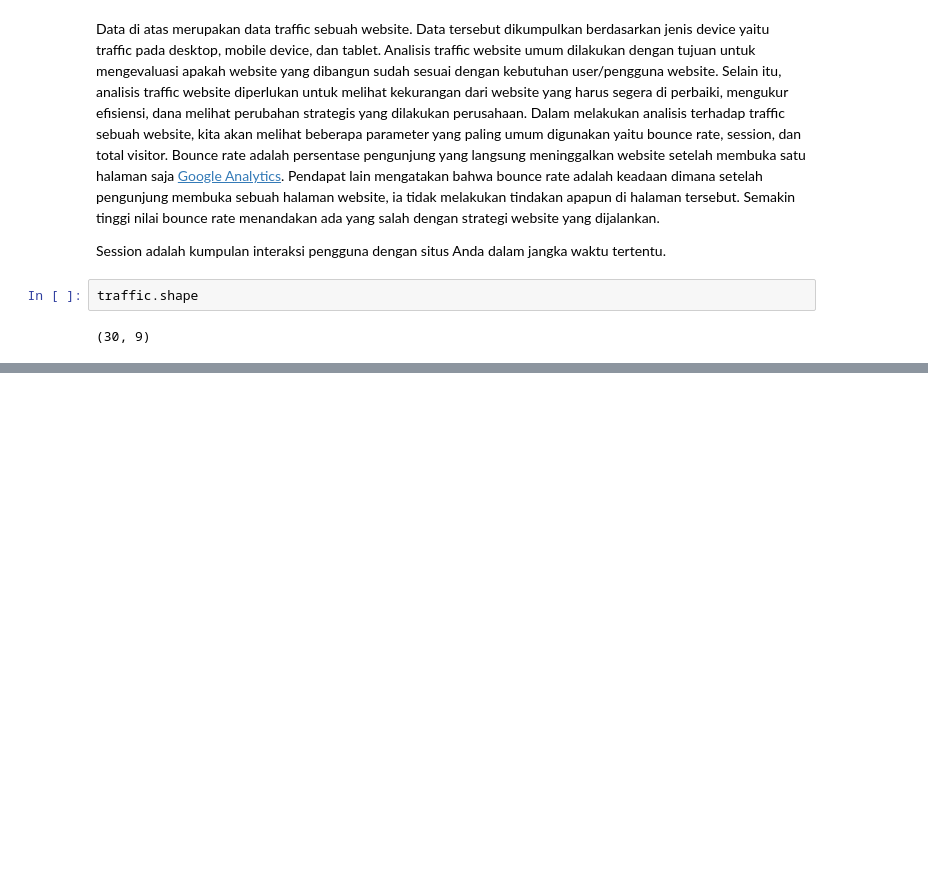
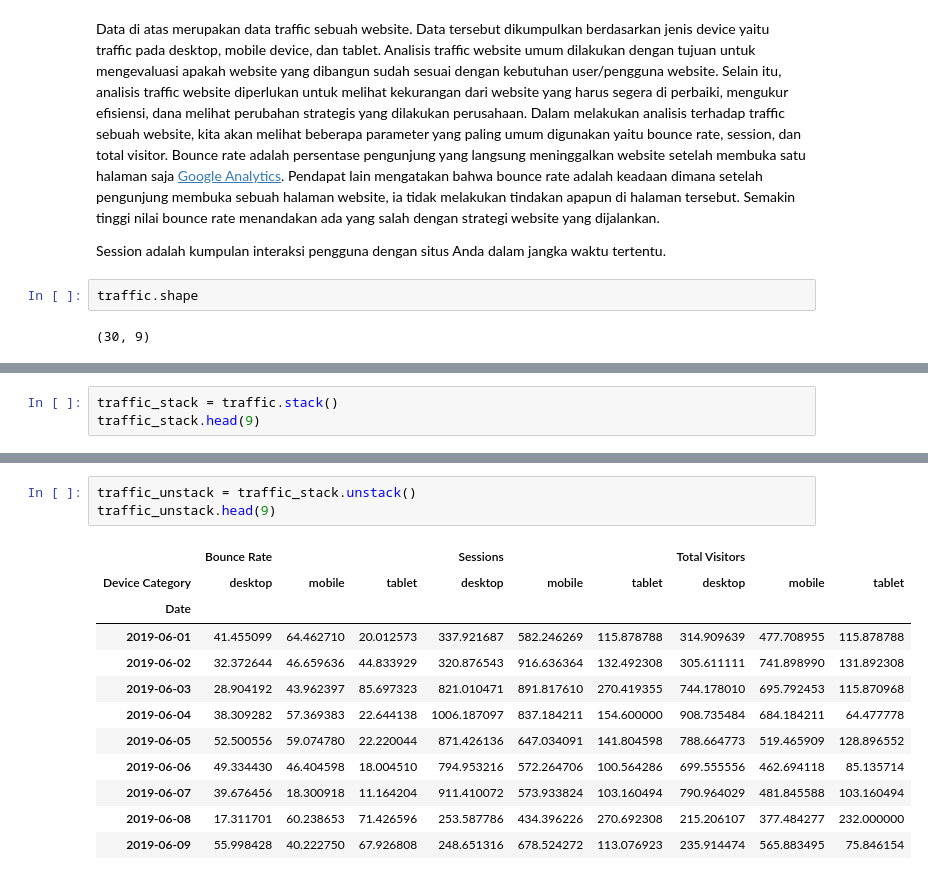
Before and after one commit to fafilia/learnpy, a Jupyter notebook: LearnPython_3.ipynb, the cells around one changed output, grey strips where cells are left out. Saved outputs shown, nothing was run; the diff lists cells and outputs as text; blank space fills up the shorter version.

```diff
--- a/LearnPython_3.ipynb
+++ b/LearnPython_3.ipynb
@@ -125,0 +51,3 @@ group_traf.unstack()
+# %%
+traffic_stack = traffic.stack()
+traffic_stack.head(9)
@@ -125,0 +71,16 @@ group_traf.unstack()
+# %%
+traffic_unstack = traffic_stack.unstack()
+traffic_unstack.head(9)
+# %% [output]
+|  | Bounce Rate |  |  | Sessions |  |  | Total Visitors |  |  |
+| Device Category | desktop | mobile | tablet | desktop | mobile | tablet | desktop | mobile | tablet |
+| Date |  |  |  |  |  |  |  |  |  |
+| 2019-06-01 | 41.455099 | 64.462710 | 20.012573 | 337.921687 | 582.246269 | 115.878788 | 314.909639 | 477.708955 | 115.878788 |
+| 2019-06-02 | 32.372644 | 46.659636 | 44.833929 | 320.876543 | 916.636364 | 132.492308 | 305.611111 | 741.898990 | 131.892308 |
+| 2019-06-03 | 28.904192 | 43.962397 | 85.697323 | 821.010471 | 891.817610 | 270.419355 | 744.178010 | 695.792453 | 115.870968 |
+| 2019-06-04 | 38.309282 | 57.369383 | 22.644138 | 1006.187097 | 837.184211 | 154.600000 | 908.735484 | 684.184211 | 64.477778 |
+| 2019-06-05 | 52.500556 | 59.074780 | 22.220044 | 871.426136 | 647.034091 | 141.804598 | 788.664773 | 519.465909 | 128.896552 |
+| 2019-06-06 | 49.334430 | 46.404598 | 18.004510 | 794.953216 | 572.264706 | 100.564286 | 699.555556 | 462.694118 | 85.135714 |
+| 2019-06-07 | 39.676456 | 18.300918 | 11.164204 | 911.410072 | 573.933824 | 103.160494 | 790.964029 | 481.845588 | 103.160494 |
+| 2019-06-08 | 17.311701 | 60.238653 | 71.426596 | 253.587786 | 434.396226 | 270.692308 | 215.206107 | 377.484277 | 232.000000 |
+| 2019-06-09 | 55.998428 | 40.222750 | 67.926808 | 248.651316 | 678.524272 | 113.076923 | 235.914474 | 565.883495 | 75.846154 |
```
Also changed, not shown: parts of 54 cells of this notebook.
